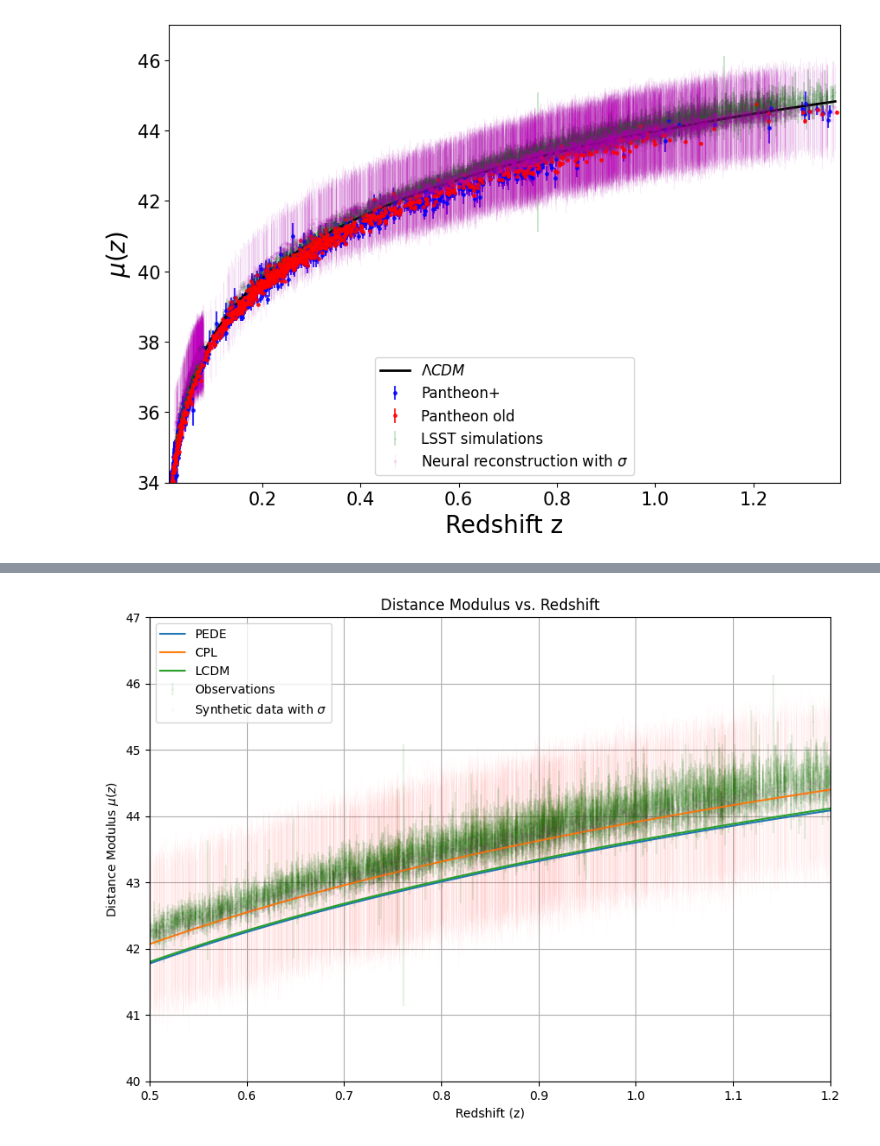
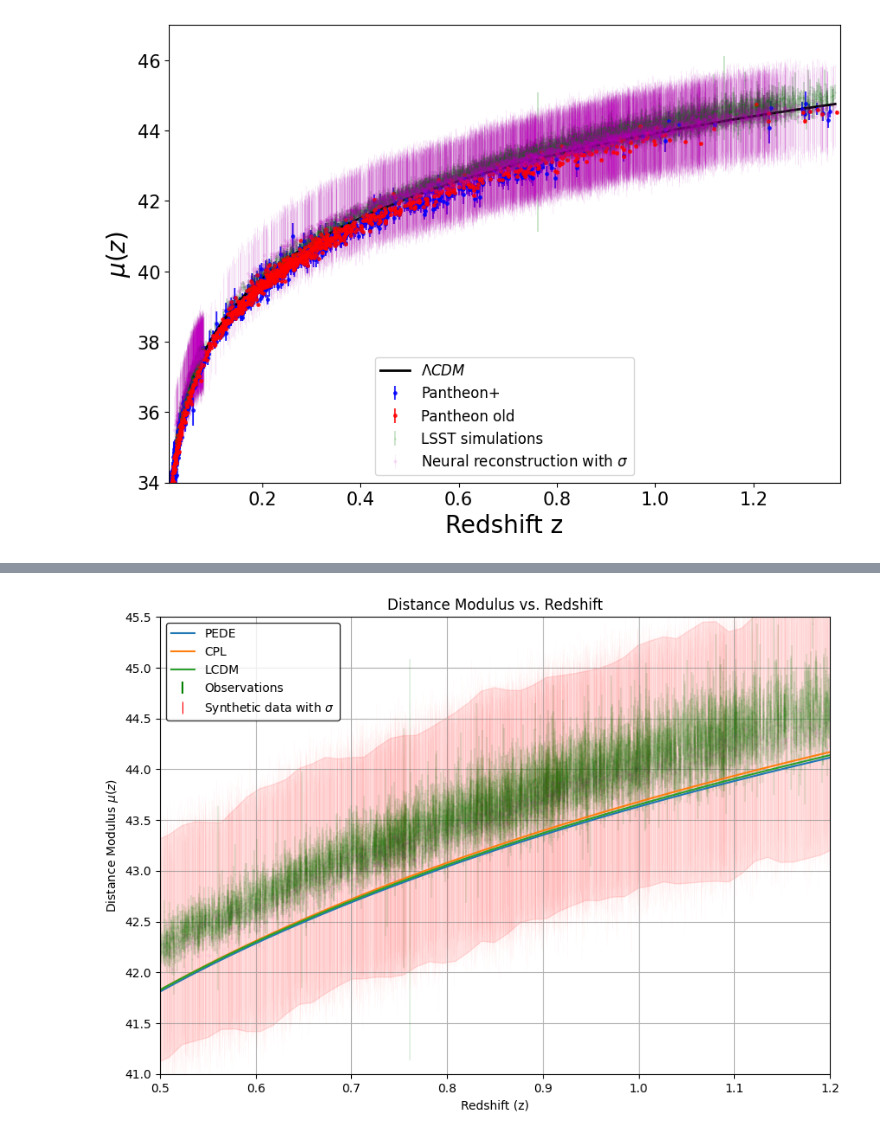
Before and after one commit to igomezv/LSST_DE_neural_reconstruction, a Jupyter notebook: Load_large_model.ipynb, the cells around one changed output, grey strips where cells are left out. Saved outputs shown, nothing was run; the diff lists cells and outputs as text; code cells hidden in the pictures.

Commit message:
update plots

```diff
--- a/Load_large_model.ipynb
+++ b/Load_large_model.ipynb
@@ -271,19 +384,19 @@ def luminosity_distance(z, model='PEDE'):
     wa = 0.0  # Example value for wa in CPL model
     w = -0.9  # Example value for w in wCDM model
     if model == 'PEDE':
-        Omega_m0 = 0.3754
-        Omega_DE0 = 0.7162
-        H0 = 0.7064 * 100
+        Omega_m0 = 0.3929
+        Omega_DE0 = 0.7132
+        H0 = 0.6875 * 100
         integral, _ = quad(lambda z_prime: 1/H_z_PEDE(z_prime, H0, Omega_m0, Omega_DE0), 0, z)
     elif model == 'CPL':
-        Omega_m0 = 0.3203
-        H0 = 0.6430 * 100
-        w0 = -1.0960
-        wa = -0.0996
+        Omega_m0 = 0.3297
+        H0 = 0.7125 * 100
+        w0 = -1.0168
+        wa = -0.4305
         integral, _ = quad(lambda z_prime: 1/H_z_CPL(z_prime, H0, Omega_m0, Omega_DE0, w0, wa), 0, z)
     elif model == 'LCDM':
-        Omega_m0 = 0.3045
-        H0 = 0.7113 * 100
+        Omega_m0 = 0.3163
+        H0 = 0.6967 * 100
         w0 = -1.0
         wa = 0.0
         integral, _ = quad(lambda z_prime: 1/H_z_wCDM(z_prime, H0, Omega_m0, Omega_DE0, w), 0, z)
@@ -306,43 +419,54 @@ z_values = np.linspace(0, 1.2, 100)
 mu_PEDE_values = [mu(z, model='PEDE')+27 for z in z_values]
 
 mu_CPL_values = [mu(z, model='CPL')+27 for z in z_values]
 
 mu_LCDM_values = [mu(z, model='LCDM')+27 for z in z_values]
 
 
-# Plotting
-plt.figure(figsize=(10, 7), dpi=100)
-plt.plot(z_values, mu_PEDE_values, label='PEDE')
-plt.plot(z_values, mu_CPL_values, label='CPL')
-plt.plot(z_values, mu_LCDM_values, label='LCDM')
+
 
 # Plotting
 # plt.figure(figsize=(10, 7), dpi=100)
 # plt.figure(figsize=(5, 4), dpi=100)
 sigma = np.sqrt(std_mc_dropout[:, 0]**2 + std_mc_dropout[:, 1]**2+ prediction_mc_dropout[:,1]**2)
 
 
+
+f, a2 = plt.subplots(figsize=(10, 7), dpi=100)
+
+# Plotting
+# plt.figure(figsize=(10, 7), dpi=100)
+a2.plot(z_values, mu_PEDE_values, label='PEDE')
+a2.plot(z_values, mu_CPL_values, label='CPL')
+a2.plot(z_values, mu_LCDM_values, label='LCDM')
+
 # plt.scatter(scalerz.inverse_transform(zz), yy, color='k', label='Original cosmic chronometers')
 # plt.plot(zmodel, flcdm, label='$\Lambda CDM$', c='b')
-plt.errorbar(df_data['zCMB'], df_data['MU'], df_data['errors'], fmt='g.', markersize=1, alpha=0.1, label='Observations')
-plt.errorbar(z_or, prediction_mc_dropout[:,0], yerr=sigma, markersize=2, fmt='o',
+a2.errorbar(df_data['zCMB'], df_data['MU'], df_data['errors'], fmt='g.', markersize=1, alpha=0.1, label='Observations')
+a2.errorbar(z_or, prediction_mc_dropout[:,0], yerr=sigma, markersize=2, fmt='o',
              ecolor='r', capthick=2, elinewidth=0.8, alpha=0.015, c='m',
              label='Synthetic data with $\sigma$')
 
 
 
+smoothed_lower = get_smoothed_curve(z_or, prediction_mc_dropout[:,0], sigma, curve_type='lower');
 
-# leg = plt.legend()
-# for lh in leg.legendHandles:
-#     lh._legmarker.set_alpha(1)
+smoothed_upper = get_smoothed_curve(z_or, prediction_mc_dropout[:,0], sigma, curve_type='upper');
+
+a2.fill_between(smoothed_lower[:, 0], smoothed_lower[:, 1], smoothed_upper[:, 1], color='red', alpha=0.1);
+
+
+legend = plt.legend(loc='upper left', edgecolor='black');
+for lh in legend.legendHandles:
+    lh.set_alpha(1)
 
 plt.xlabel('Redshift (z)')
 plt.ylabel('Distance Modulus $\mu(z)$')
 plt.title('Distance Modulus vs. Redshift')
-plt.legend()
+# plt.legend()
 plt.xlim(0.5,1.2)
-plt.ylim(40,47)
+plt.ylim(41,45.5)
 plt.grid(True)
 plt.show()
 # %% [output]
-[figure, old version]
+[figure, new version]
```
Also changed, not shown: parts of 10 cells of this notebook, 1 other file.
